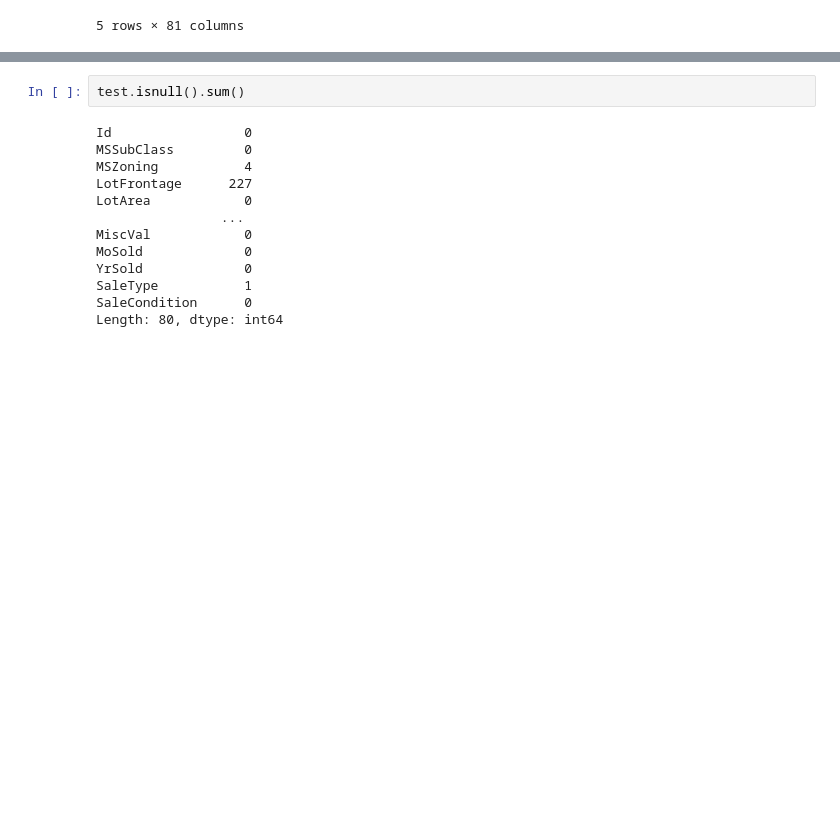
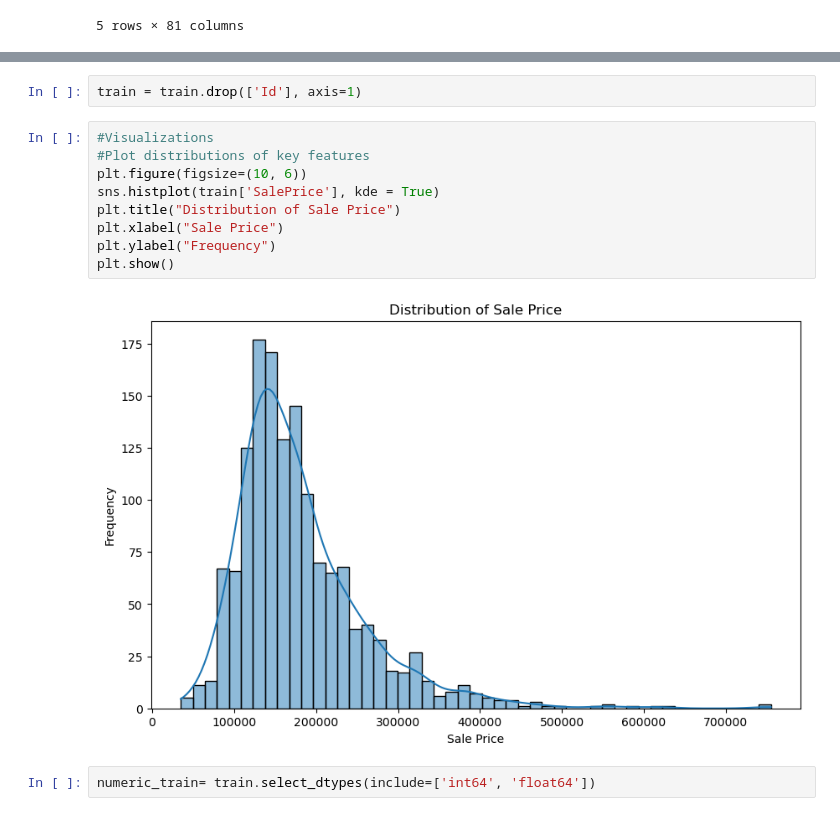
Before and after one commit to Rupal0912/house_price_prediction, a Jupyter notebook: notebooks/eda.ipynb, the cells around one changed output, grey strips where cells are left out. Drawn from its saved outputs; the diff is of its cells as text; blank space fills up the shorter version.

```diff
--- a/notebooks/eda.ipynb
+++ b/notebooks/eda.ipynb
@@ -104,15 +41,15 @@ Length: 81, dtype: int64
-# %%
-test.isnull().sum()
-# %% [output]
-Id                 0
-MSSubClass         0
-MSZoning           4
-LotFrontage      227
-LotArea            0
-                ...
-MiscVal            0
-MoSold             0
-YrSold             0
-SaleType           1
-SaleCondition      0
-Length: 80, dtype: int64
+# %%
+train = train.drop(['Id'], axis=1)
+# %%
+#Visualizations
+#Plot distributions of key features
+plt.figure(figsize=(10, 6))
+sns.histplot(train['SalePrice'], kde = True)
+plt.title("Distribution of Sale Price")
+plt.xlabel("Sale Price")
+plt.ylabel("Frequency")
+plt.show()
+# %% [output]
+[figure, added]
+# %%
+numeric_train= train.select_dtypes(include=['int64', 'float64'])
```
Also changed, not shown: parts of 9 cells of this notebook.
